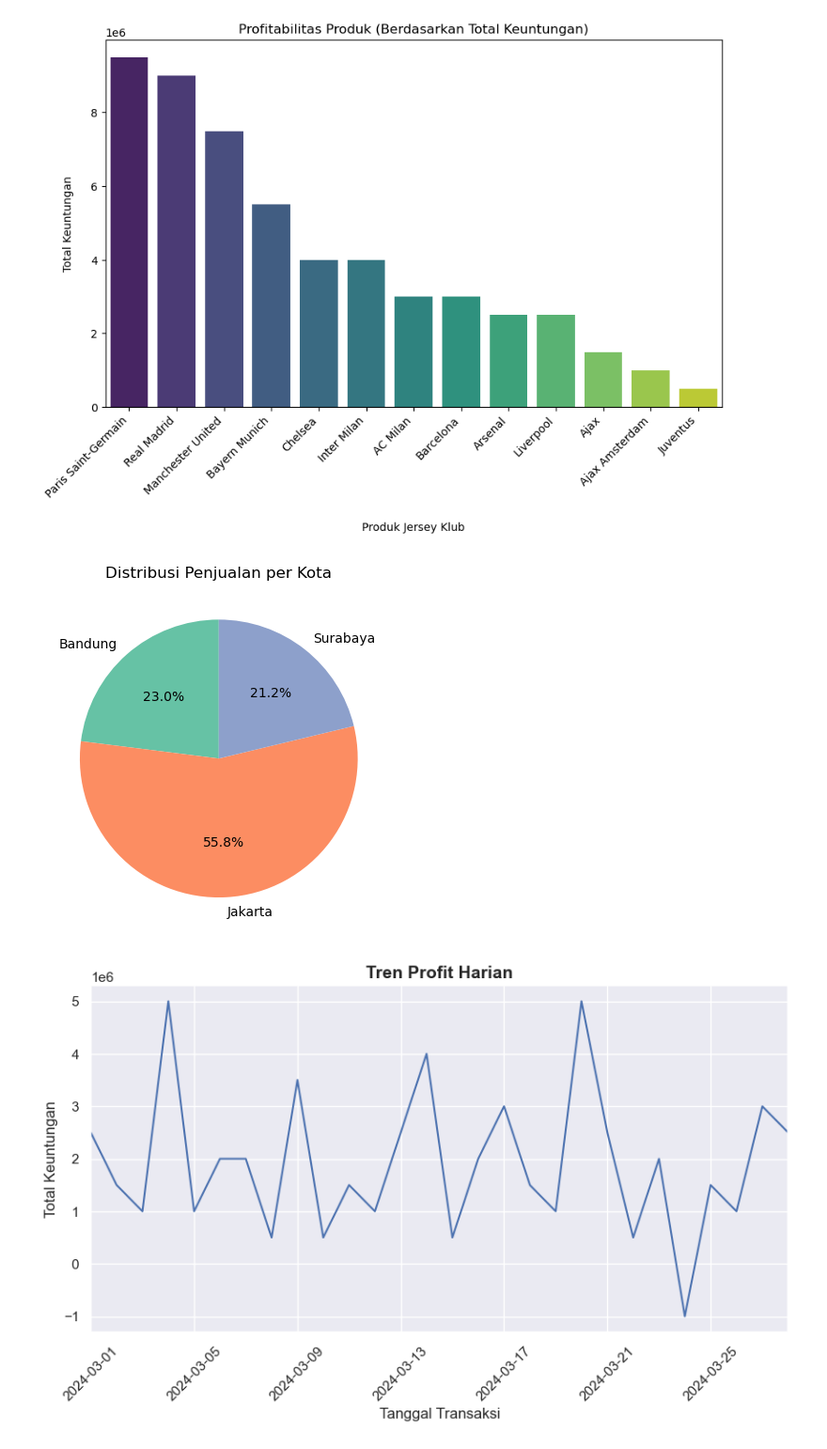
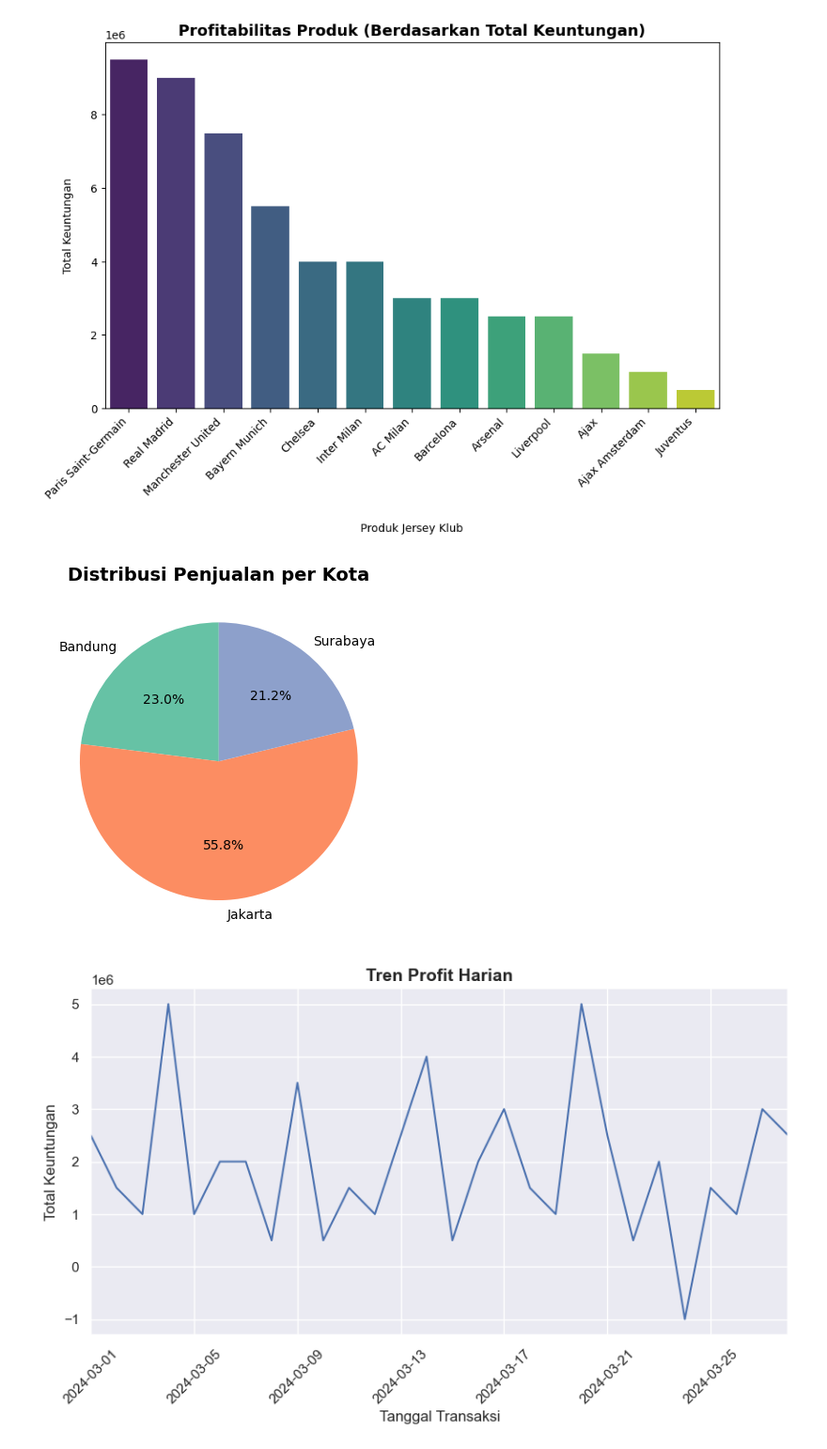
Before and after one commit to rottiiibakarr/Capstone_Project_Data_Cleaning, a Jupyter notebook: Portfolio_RetailSales_&_Profitability_Analytics/data_visualization.ipynb, the cells around one changed output. Shown at 94% size. Cells and saved outputs as stored; diff of their text form; code cells hidden in the pictures.

```diff
--- a/Portfolio_RetailSales_&_Profitability_Analytics/data_visualization.ipynb
+++ b/Portfolio_RetailSales_&_Profitability_Analytics/data_visualization.ipynb
@@ -51,35 +57,48 @@ sns.barplot(
     legend=False
 )
 
-plt.title('Profitabilitas Produk (Berdasarkan Total Keuntungan)') # Judul
+plt.title('Profitabilitas Produk (Berdasarkan Total Keuntungan)', fontsize=14, fontweight='bold') # Judul
 plt.xlabel('Produk Jersey Klub', labelpad=20) # Judul pada sumbu x
 plt.ylabel('Total Keuntungan', labelpad=15) # Judul pada sumbu y
 
 plt.xticks(rotation=45, ha='right') # Memiringkan teks nama klub di sumbu X
 
+plt.savefig(
+    'profibilitas_produk.png',   # Nama file gambar
+    dpi=300,                    # Resolusi gambar
+    bbox_inches='tight'         # Memastikan tidak ada teks/label yang terpotong di pinggir gambar
+)
+
 plt.show()
 # %% [output]
-[figure, old version]
+[figure, new version]
 # %%
 # Distribusi Penjualan per Kota
 sales_distribution = df.groupby('Store_Location')['Revenue'].sum().reset_index()
 
 # Palet warna untuk pie chart
 pie_color = sns.color_palette('Set2')[0:len(sales_distribution)]
 
 plt.pie(
     x='Revenue',
     data=sales_distribution,
     labels='Store_Location',
     autopct='%1.1f%%', # Angka persentase, 1f = 1 bilangan pecahan dibelakang koma
     startangle=90, # 90 derajat agar proporsional
     colors=pie_color
 )
 
-plt.title('Distribusi Penjualan per Kota') # Judul
+plt.title('Distribusi Penjualan per Kota', fontsize=14, fontweight='bold') # Judul
+
+plt.savefig(
+    'distribusi_penjualan.png',   # Nama file gambar
+    dpi=300,                    # Resolusi gambar
+    bbox_inches='tight'         # Memastikan tidak ada teks/label yang terpotong di pinggir gambar
+)
+
 plt.show()
 # %% [output]
-[figure, old version]
+[figure, new version]
 # %%
 # Tren Profit Harian
 df['Transaction_Date'] = pd.to_datetime(df['Transaction_Date'])
```
Also changed, not shown: parts of 2 cells of this notebook.
